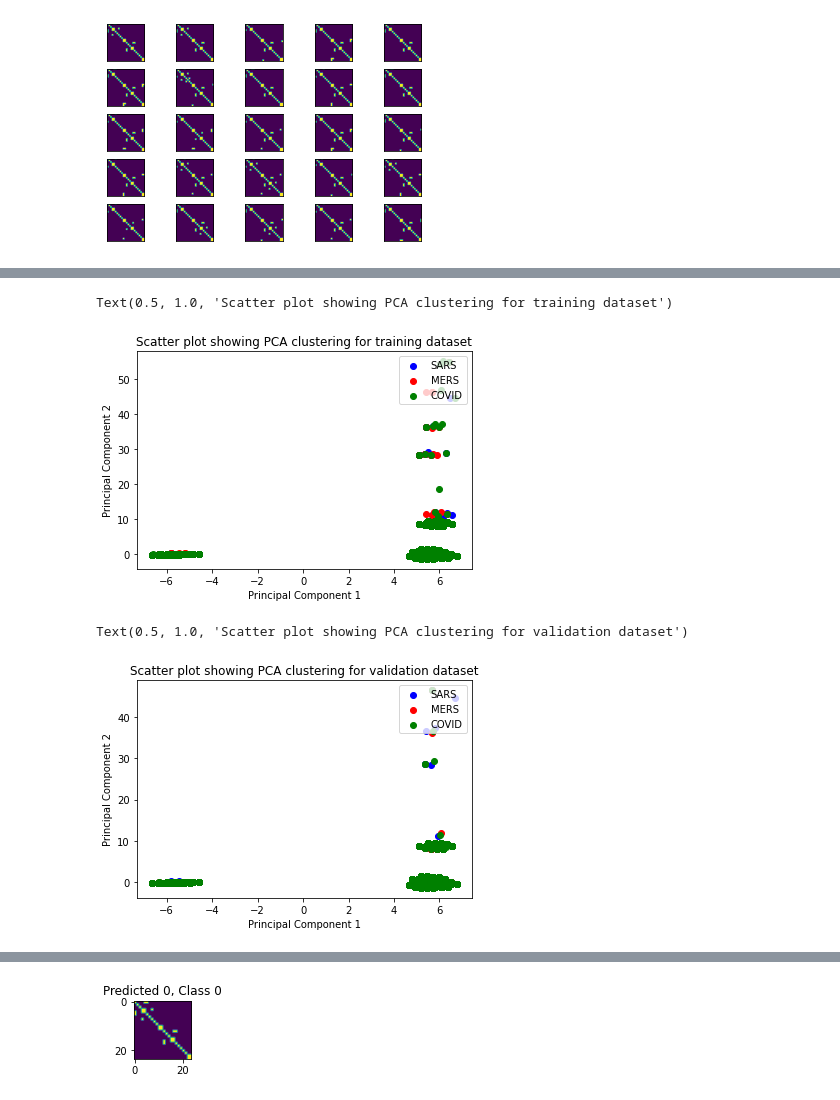
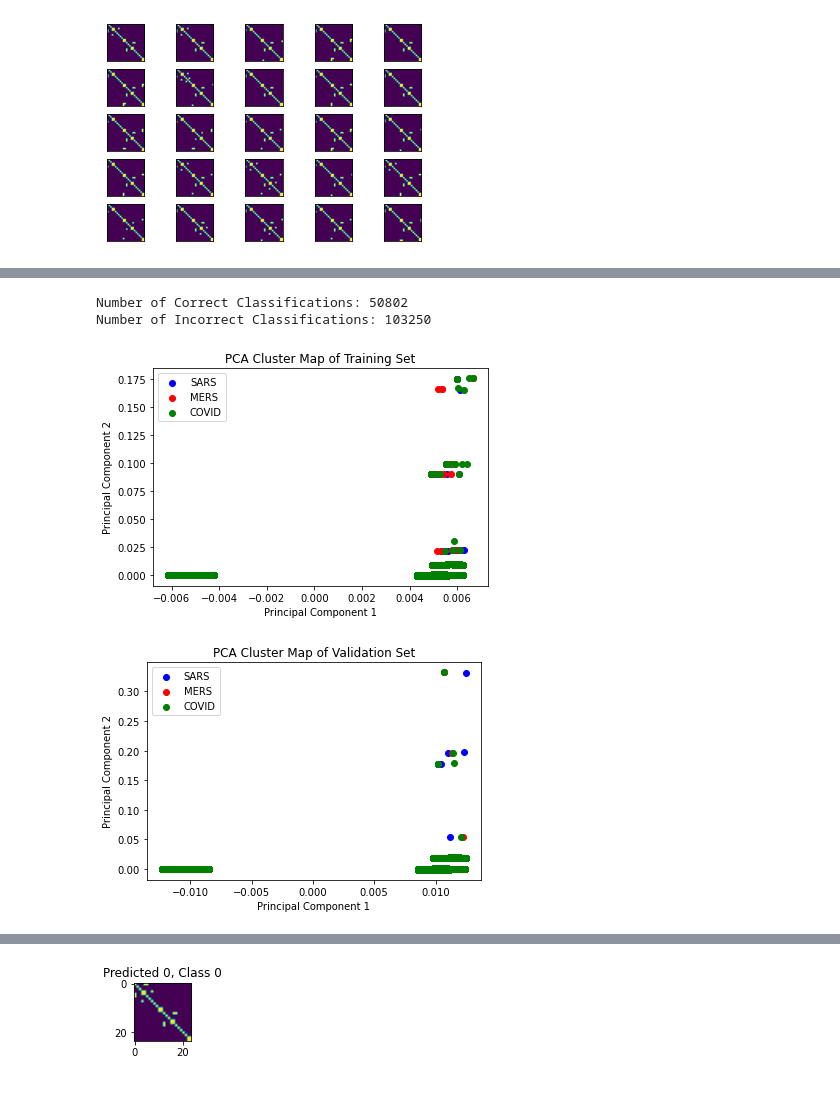
Before and after one commit to arjuns-code-center/OakRidgeNatLab_InternProject, a Jupyter notebook: Code/simulator.ipynb, the cells around one changed output, grey strips where cells are left out. Saved outputs shown, nothing was run; the diff lists cells and outputs as text; code cells hidden in the pictures.

```diff
--- a/Code/simulator.ipynb
+++ b/Code/simulator.ipynb
@@ -78,15 +82,15 @@ print(str(time.ctime()) + ": Implementing PCA Clustering...")
 train_pca = np.resize(train_3D, (train_3D.shape[0], int((train_3D.shape[1] * train_3D.shape[2]) / 2)))  # 616207 x 288
 val_pca = np.resize(val_3D, (val_3D.shape[0], int((val_3D.shape[1] * val_3D.shape[2]) / 2)))  # 152052 x 288
 
-sc = StandardScaler()
-sc.fit(train_pca) # fit the scaler to the validation set
-normalized_train_pca = sc.transform(train_pca)
-normalized_val_pca = sc.transform(val_pca)  # normalize both sets
+normalized_train_pca = normalize(train_pca, axis=0)
+normalized_val_pca = normalize(val_pca, axis=0)
 
-pca = PCA(n_components=2)  # define number of principle components needed
-pca.fit(normalized_train_pca) # fit pca to validation set
-normalized_train_pca = pca.transform(normalized_train_pca)
-normalized_val_pca = pca.transform(normalized_val_pca) # reduce dimensions of both sets
-# print(pca.explained_variance_ratio_)  # find how much of variance is explained by each component
+pca = PCA(2)  # 2 PCs
+pca.fit(normalized_train_pca)
+reduced_train = pca.transform(normalized_train_pca)
+reduced_val = pca.transform(normalized_val_pca) # reduce dimensions of both sets
+
+print('Total explained variance: {}'.format(pca.explained_variance_ratio_.sum() * 100))
+
 print(str(time.ctime()) + ": Finished PCA Clustering!")
 # %% [output]
@@ -95,35 +146,34 @@ Mon Jun 14 16:49:20 2021: Finished PCA Clustering!
+# %%
+correct = np.where(result == label_validation)[0]
+incorrect = np.where(result != label_validation)[0]
+print("Number of Correct Classifications: " + str(len(correct)))
+print("Number of Incorrect Classifications: " + str(len(incorrect)))
+# %% [output]
+Number of Correct Classifications: 50802
+Number of Incorrect Classifications: 103250
 # %%
-t_covid = normalized_train_pca[np.where(label_training == 0)]
-t_mers = normalized_train_pca[np.where(label_training == 1)]
-t_sars = normalized_train_pca[np.where(label_training == 2)]
-
 plt.figure(1)
-plt.scatter(t_covid[:, 0], t_covid[:, 1], c='b', label='SARS')
-plt.scatter(t_mers[:, 0], t_mers[:, 1], c='r', label='MERS')
-plt.scatter(t_sars[:, 0], t_sars[:, 1], c='g', label='COVID')
-plt.legend(loc='upper right')
+plt.scatter(reduced_train[label_training == 0, 0], reduced_train[label_training == 0, 1], c='b', label='SARS', alpha=1)
+plt.scatter(reduced_train[label_training == 1, 0], reduced_train[label_training == 1, 1], c='r', label='MERS', alpha=1)
+plt.scatter(reduced_train[label_training == 2, 0], reduced_train[label_training == 2, 1], c='g', label='COVID', alpha=1)
+plt.legend(loc='upper left')
 plt.xlabel('Principal Component 1')
 plt.ylabel('Principal Component 2')
-plt.title('Scatter plot showing PCA clustering for training dataset')
+plt.title('PCA Cluster Map of Training Set')
+
+plt.figure(2)
+plt.scatter(reduced_val[label_validation == 0, 0], reduced_val[label_validation == 0, 1], c='b', label='SARS', alpha=1)
+plt.scatter(reduced_val[label_validation == 1, 0], reduced_val[label_validation == 1, 1], c='r', label='MERS', alpha=1)
+plt.scatter(reduced_val[label_validation == 2, 0], reduced_val[label_validation == 2, 1], c='g', label='COVID', alpha=1)
+plt.legend(loc='upper left')
+plt.xlabel('Principal Component 1')
+plt.ylabel('Principal Component 2')
+plt.title('PCA Cluster Map of Validation Set')
+
+plt.show()
 # %% [output]
-Text(0.5, 1.0, 'Scatter plot showing PCA clustering for training dataset')
-[figure, old version]
+[figure, new version]
+[figure, added]
-# %%
-v_covid = normalized_val_pca[np.where(label_validation == 0)]
-v_mers = normalized_val_pca[np.where(label_validation == 1)]
-v_sars = normalized_val_pca[np.where(label_validation == 2)]
-
-plt.figure(2)
-plt.scatter(v_covid[:, 0], v_covid[:, 1], c='b', label='SARS', alpha=1)
-plt.scatter(v_mers[:, 0], v_mers[:, 1], c='r', label='MERS', alpha=1)
-plt.scatter(v_sars[:, 0], v_sars[:, 1], c='g', label='COVID', alpha=1)
-plt.legend(loc='upper right')
-plt.xlabel('Principal Component 1')
-plt.ylabel('Principal Component 2')
-plt.title('Scatter plot showing PCA clustering for validation dataset')
-# %% [output]
-Text(0.5, 1.0, 'Scatter plot showing PCA clustering for validation dataset')
-[figure, removed]
 # %%
 print(str(time.ctime()) + ": Implementing K-Means Clustering...")
 km = KMeans(n_clusters=3, random_state=0)
```
Also changed, not shown: parts of 15 cells of this notebook.
